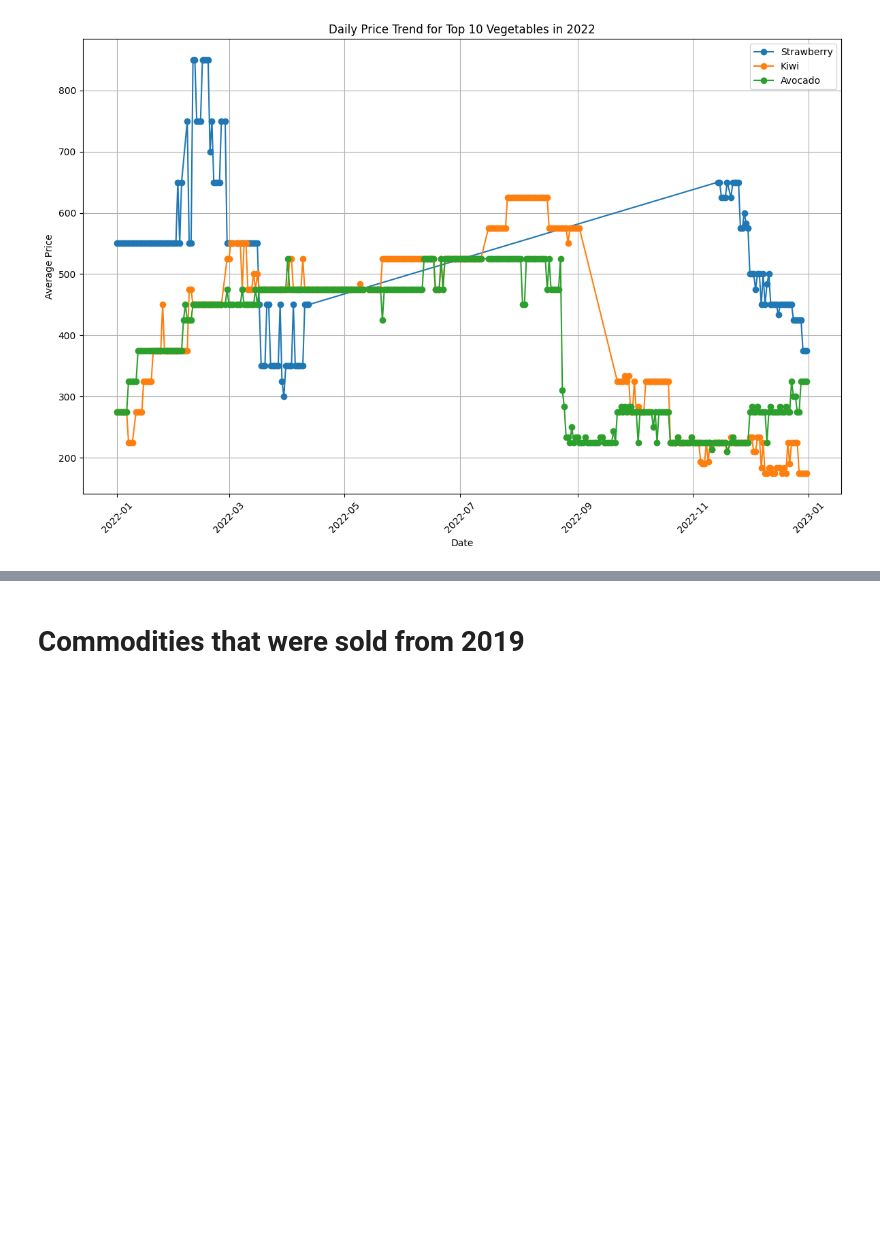
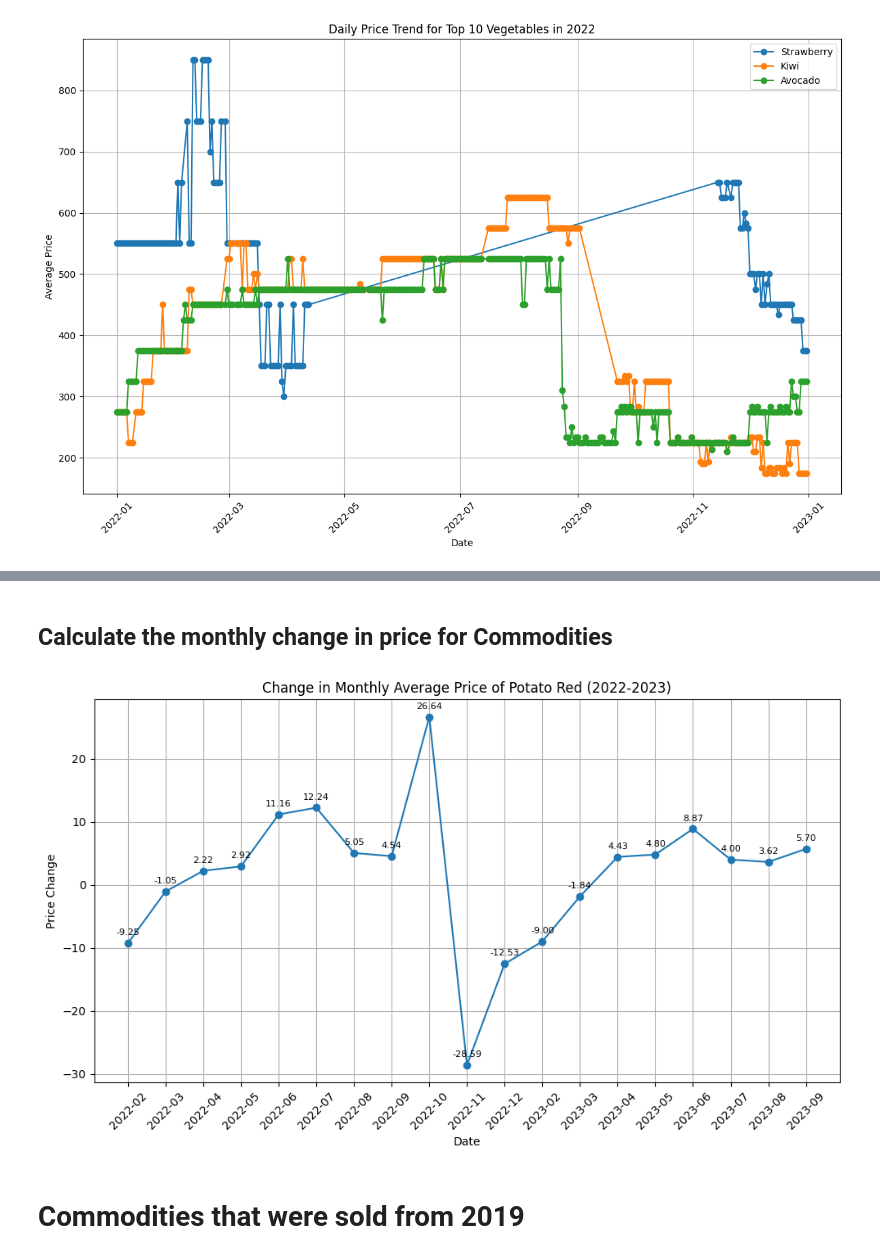
Before and after one commit to Rk-Pudasaini/Data_Analysis, a Jupyter notebook: Kalimati_tarkari_price_analysis.ipynb, the cells around one changed output, grey strips where cells are left out. Saved outputs shown, nothing was run; the diff lists cells and outputs as text; code cells hidden in the pictures; blank space fills up the shorter version.

```diff
--- a/Kalimati_tarkari_price_analysis.ipynb
+++ b/Kalimati_tarkari_price_analysis.ipynb
@@ -249,3 +287,52 @@ plt.show()
+# %% [markdown]
+## Calculate the monthly change in price for Commodities
+# %%
+def plot_price_changes(df, commodity, start_year, end_year):
+    # Filter the DataFrame for the specified commodity and years
+    filtered_df = df[(df['Commodity'] == commodity) & (df['Date'].dt.year.between(start_year, end_year))]
+
+    # Group by year and month, calculate the average price for each month
+    monthly_avg_price = filtered_df.groupby([filtered_df['Date'].dt.year, filtered_df['Date'].dt.month])['Average'].mean()
+
+    # Calculate the changes in average prices
+    price_changes = {}
+    for year in monthly_avg_price.index.levels[0]:
+        year_avg_prices = monthly_avg_price.xs(year)
+        for month in range(1, 13):
+            if month in year_avg_prices.index:
+                if month == 1:  # Skip January as there is no previous month in the same year
+                    continue
+                current_price = year_avg_prices[month]
+                previous_price = year_avg_prices[month - 1]  # Get the price of the previous month
+                price_changes[(year, month)] = current_price - previous_price
+
+    # Extract years and months from the price_changes keys
+    years = [date[0] for date in price_changes.keys()]
+    months = [date[1] for date in price_changes.keys()]
+
+    # Create a list of dates
+    dates = [f"{year}-{month:02}" for year, month in zip(years, months)]
+
+    # Plot the changes in average prices over time
+    plt.figure(figsize=(10, 6))
+    plt.plot(dates, price_changes.values(), marker='o', linestyle='-')
+    plt.title(f'Change in Monthly Average Price of {commodity} ({start_year}-{end_year})')
+    plt.xlabel('Date')
+    plt.ylabel('Price Change')
+    plt.xticks(rotation=45)
+    plt.grid(True)
+    plt.tight_layout()
+
+    # Annotate each point with its corresponding value
+    for date, value in zip(dates, price_changes.values()):
+        plt.text(date, value + 1, f'{value:.2f}', ha='center', va='bottom', fontsize=8)  # Adjust the value by adding 1
+
+    plt.show()
+
+
+plot_price_changes(df, 'Potato Red', 2022, 2023)
+# %% [output]
+[figure, added]
 # %% [markdown]
 # Commodities that were sold from 2019
 # %%
```
Also changed, not shown: parts of 5 cells of this notebook.
